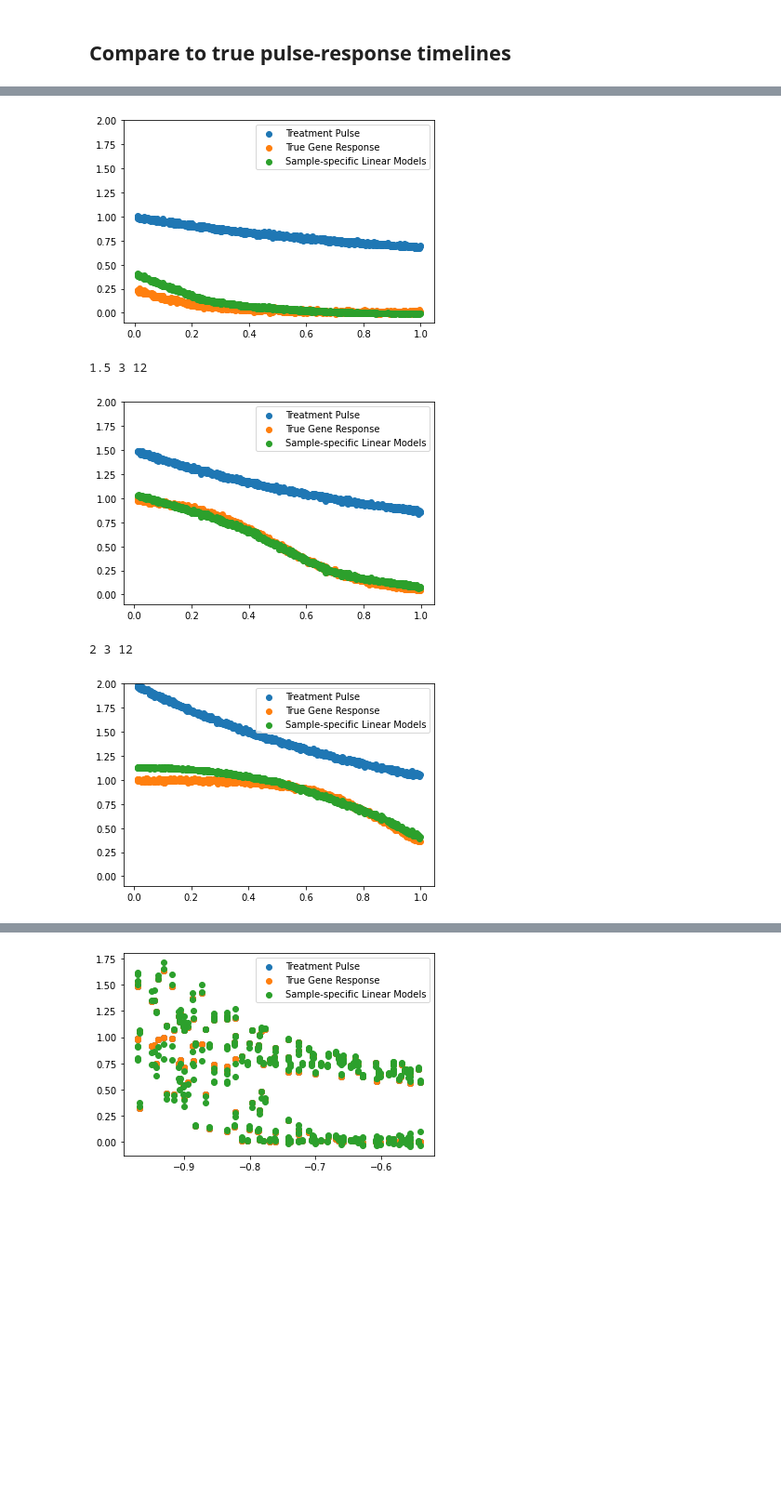
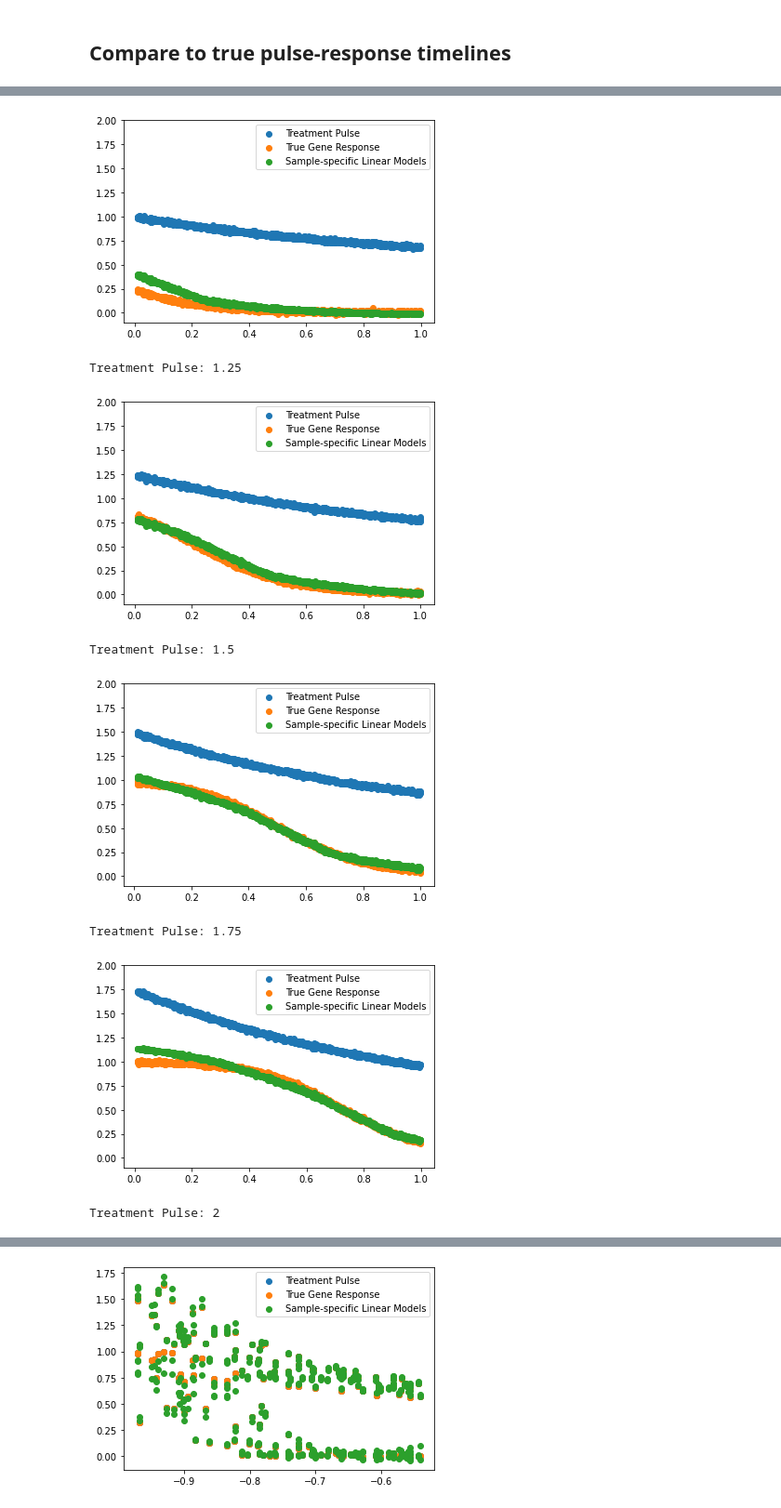
Before and after one commit to cnellington/Contextualized, a Jupyter notebook: experiments/GRNs/pulse_response.ipynb, the cells around one changed output, grey strips where cells are left out. Shown at 93% size. Cells and saved outputs as stored; diff of their text form; code cells hidden in the pictures; blank space fills up the shorter version.

```diff
--- a/experiments/GRNs/pulse_response.ipynb
+++ b/experiments/GRNs/pulse_response.ipynb
@@ -198,10 +198,9 @@ def plot_case(ap, kd, kn, a_idx=0, b_idx=1):
     # plt.savefig('figures/sanitycheck_220203.png')
     plt.show()
 # %%
-for ap in [1, 1.251.5, 2]:
+for ap in [1, 1.25, 1.5, 1.75, 2]:
     print(f"Treatment Pulse: {ap}")
     for kd in [3]:
         for kn in [12]:
-            print(ap, kd, kn)
             plot_case(ap, kd, kn)
 # %% [output]
@@ -209,5 +208,8 @@ for ap in [1, 1.251.5, 2]:
 [figure]
-1.5 3 12
+Treatment Pulse: 1.25
-[figure, old version]
+[figure, new version]
-2 3 12
+Treatment Pulse: 1.5
-[figure, old version]
+[figure, new version]
+Treatment Pulse: 1.75
+[figure, added]
+Treatment Pulse: 2
```
Also changed, not shown: parts of 1 cell of this notebook.
